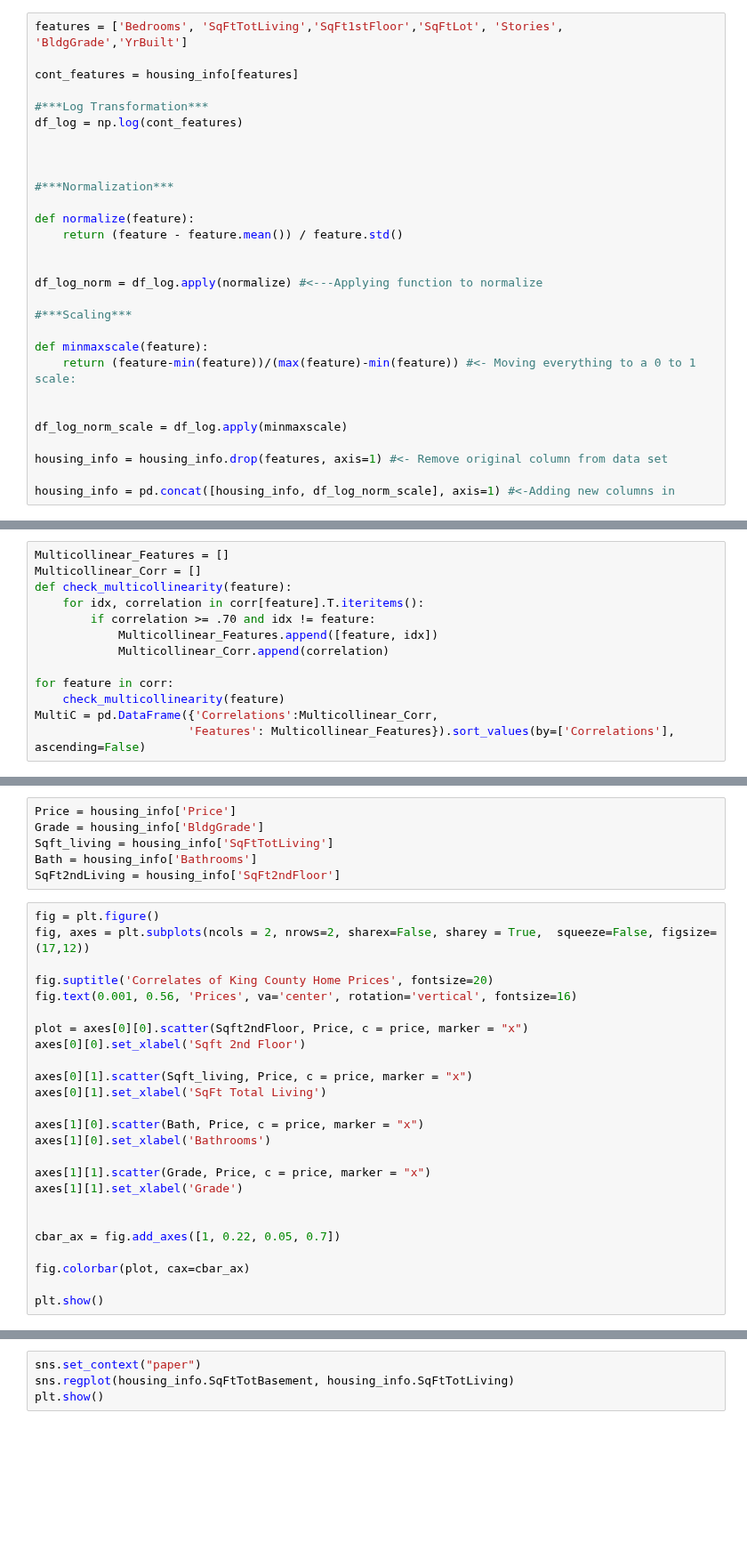
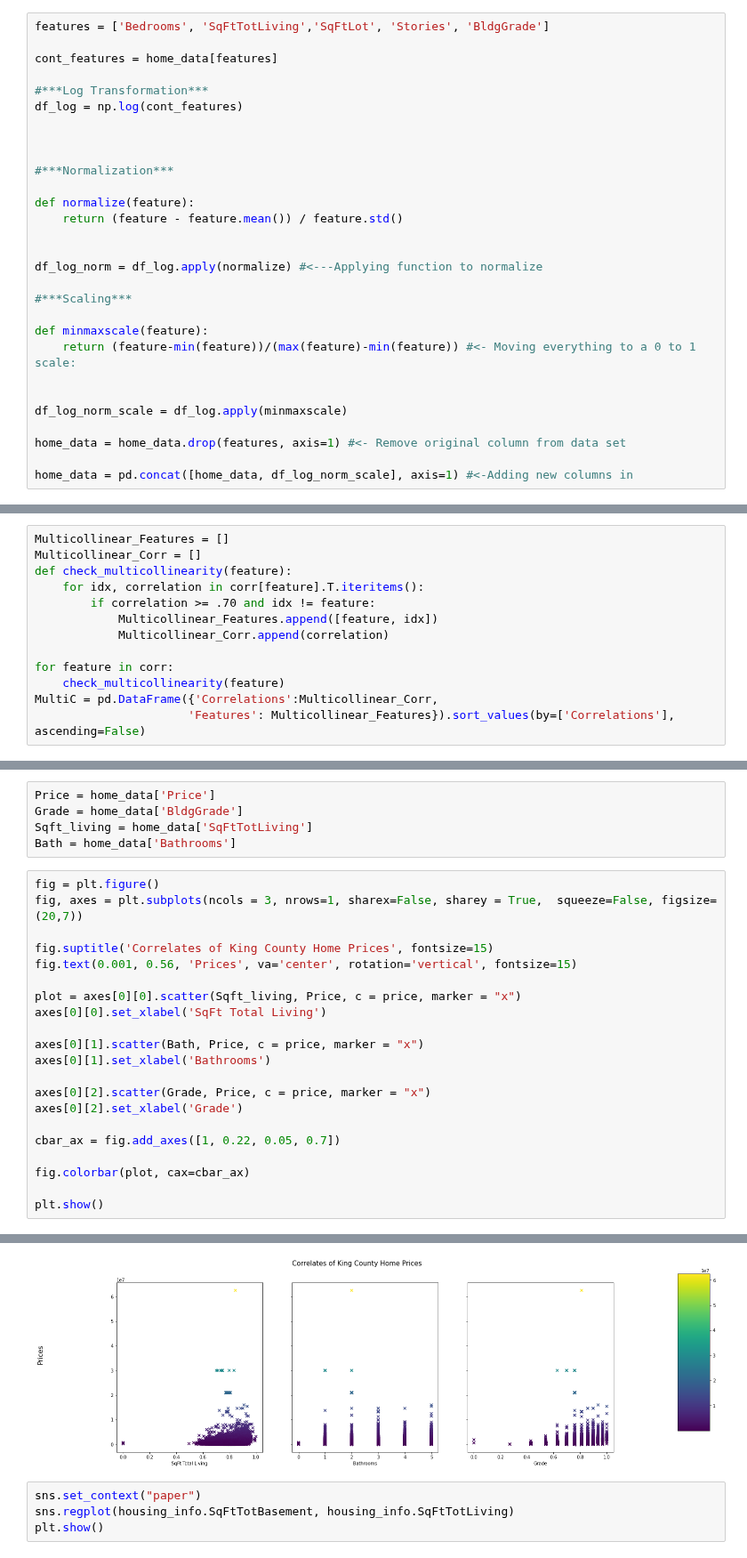
Before and after one commit to samtuleen/King-County-Home-Price-Predictors, a Jupyter notebook: notebooks/report/Valuable Home Improvement Projects - Predictive Analysis.ipynb, the cells around one changed output, grey strips where cells are left out. Shown at 89% size. Drawn from its saved outputs; the diff is of its cells as text; blank space fills up the shorter version.

```diff
--- a/notebooks/report/Valuable Home Improvement Projects - Predictive Analysis.ipynb
+++ b/notebooks/report/Valuable Home Improvement Projects - Predictive Analysis.ipynb
@@ -260,7 +272,7 @@ With this, we will have a look at which features affect price the most, even wit
 # %%
-features = ['Bedrooms', 'SqFtTotLiving','SqFt1stFloor','SqFtLot', 'Stories', 'BldgGrade','YrBuilt']
+features = ['Bedrooms', 'SqFtTotLiving','SqFtLot', 'Stories', 'BldgGrade']
 
-cont_features = housing_info[features]
+cont_features = home_data[features]
 
 #***Log Transformation***
 df_log = np.log(cont_features)
@@ -283,7 +295,7 @@ def minmaxscale(feature):
 
 df_log_norm_scale = df_log.apply(minmaxscale)
 
-housing_info = housing_info.drop(features, axis=1) #<- Remove original column from data set
+home_data = home_data.drop(features, axis=1) #<- Remove original column from data set
 
-housing_info = pd.concat([housing_info, df_log_norm_scale], axis=1) #<-Adding new columns in
+home_data = pd.concat([home_data, df_log_norm_scale], axis=1) #<-Adding new columns in
 # %%
@@ -322,31 +365,27 @@ In general, correlations above .8 are considered high and while there are no cor
 # %%
-Price = housing_info['Price']
-Grade = housing_info['BldgGrade']
-Sqft_living = housing_info['SqFtTotLiving']
-Bath = housing_info['Bathrooms']
-SqFt2ndLiving = housing_info['SqFt2ndFloor']
+Price = home_data['Price']
+Grade = home_data['BldgGrade']
+Sqft_living = home_data['SqFtTotLiving']
+Bath = home_data['Bathrooms']
 # %%
 fig = plt.figure()
-fig, axes = plt.subplots(ncols = 2, nrows=2, sharex=False, sharey = True,  squeeze=False, figsize=(17,12))
+fig, axes = plt.subplots(ncols = 3, nrows=1, sharex=False, sharey = True,  squeeze=False, figsize=(20,7))
 
-fig.suptitle('Correlates of King County Home Prices', fontsize=20)
-fig.text(0.001, 0.56, 'Prices', va='center', rotation='vertical', fontsize=16)
+fig.suptitle('Correlates of King County Home Prices', fontsize=15)
+fig.text(0.001, 0.56, 'Prices', va='center', rotation='vertical', fontsize=15)
 
-plot = axes[0][0].scatter(Sqft2ndFloor, Price, c = price, marker = "x")
-axes[0][0].set_xlabel('Sqft 2nd Floor')
+plot = axes[0][0].scatter(Sqft_living, Price, c = price, marker = "x")
+axes[0][0].set_xlabel('SqFt Total Living')
 
-axes[0][1].scatter(Sqft_living, Price, c = price, marker = "x")
-axes[0][1].set_xlabel('SqFt Total Living')
+axes[0][1].scatter(Bath, Price, c = price, marker = "x")
+axes[0][1].set_xlabel('Bathrooms')
 
-axes[1][0].scatter(Bath, Price, c = price, marker = "x")
-axes[1][0].set_xlabel('Bathrooms')
-
-axes[1][1].scatter(Grade, Price, c = price, marker = "x")
-axes[1][1].set_xlabel('Grade')
-
+axes[0][2].scatter(Grade, Price, c = price, marker = "x")
+axes[0][2].set_xlabel('Grade')
 
 cbar_ax = fig.add_axes([1, 0.22, 0.05, 0.7])
 
 fig.colorbar(plot, cax=cbar_ax)
 
 plt.show()
+# %% [output]
@@ -353,3 +393,4 @@ plt.show()
+[figure, added]
 # %%
 sns.set_context("paper")
 sns.regplot(housing_info.SqFtTotBasement, housing_info.SqFtTotLiving)
```
Also changed, not shown: parts of 12 cells of this notebook.
